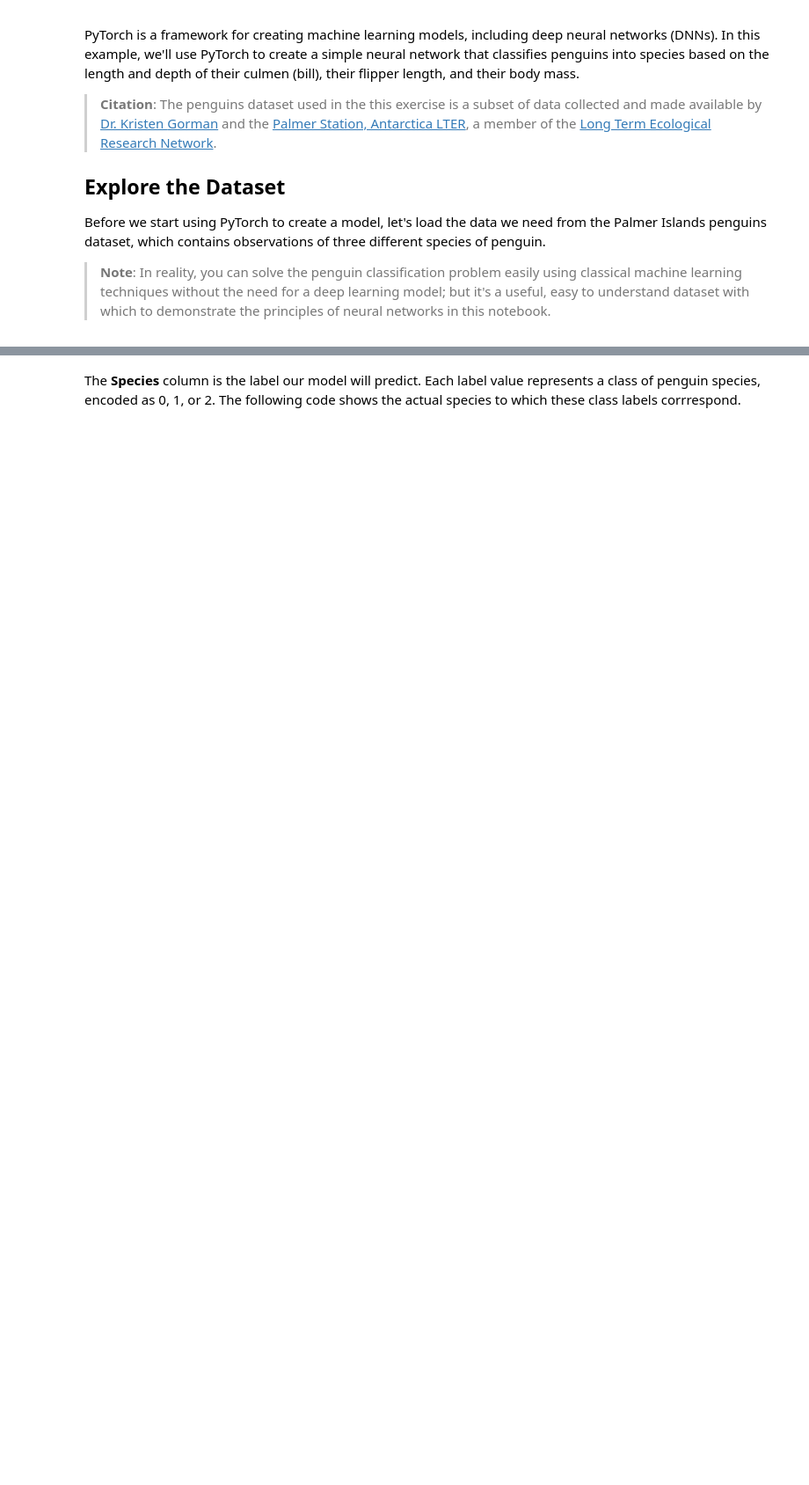
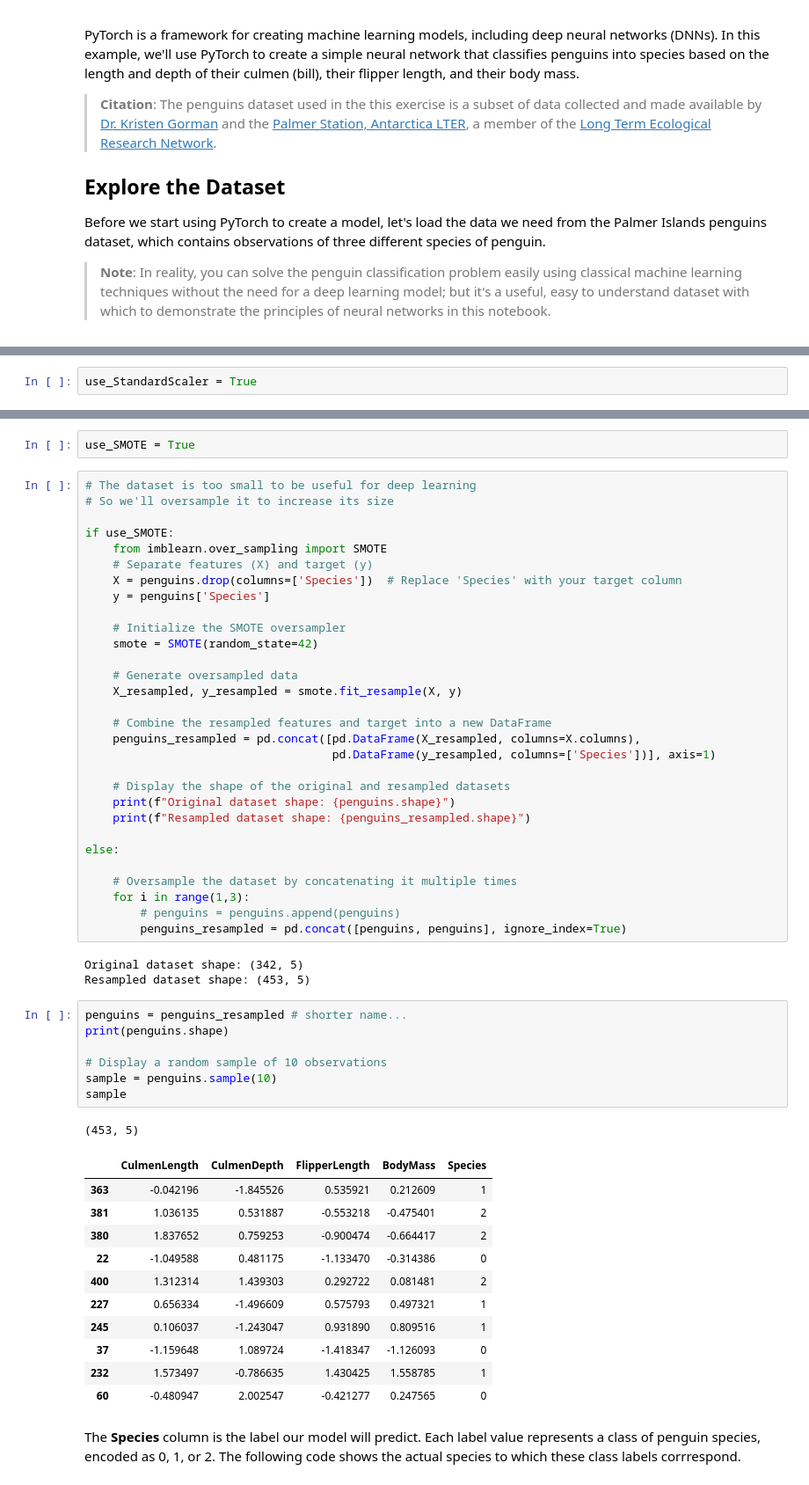
Before and after one commit to furuuwu/vault, a Jupyter notebook: academy/Microsoft_Create machine learning models/5_1-DL-pytorch.ipynb, the cells around one changed output, grey strips where cells are left out. Shown at 88% size. Saved outputs shown, nothing was run; the diff lists cells and outputs as text; blank space fills up the shorter version.

```diff
--- a/academy/Microsoft_Create machine learning models/5_1-DL-pytorch.ipynb
+++ b/academy/Microsoft_Create machine learning models/5_1-DL-pytorch.ipynb
@@ -19 +49,3 @@ Before we start using PyTorch to create a model, let's load the data we need fro
+# %%
+use_StandardScaler = True
 # %%
@@ -39,3 +78,58 @@ sample
+# %%
+use_SMOTE = True
+# %%
+# The dataset is too small to be useful for deep learning
+# So we'll oversample it to increase its size
+
+if use_SMOTE:
+    from imblearn.over_sampling import SMOTE
+    # Separate features (X) and target (y)
+    X = penguins.drop(columns=['Species'])  # Replace 'Species' with your target column
+    y = penguins['Species']
+
+    # Initialize the SMOTE oversampler
+    smote = SMOTE(random_state=42)
+
+    # Generate oversampled data
+    X_resampled, y_resampled = smote.fit_resample(X, y)
+
+    # Combine the resampled features and target into a new DataFrame
+    penguins_resampled = pd.concat([pd.DataFrame(X_resampled, columns=X.columns),
+                                    pd.DataFrame(y_resampled, columns=['Species'])], axis=1)
+
+    # Display the shape of the original and resampled datasets
+    print(f"Original dataset shape: {penguins.shape}")
+    print(f"Resampled dataset shape: {penguins_resampled.shape}")
+
+else:
+
+    # Oversample the dataset by concatenating it multiple times
+    for i in range(1,3):
+        # penguins = penguins.append(penguins)
+        penguins_resampled = pd.concat([penguins, penguins], ignore_index=True)
+# %% [output]
+Original dataset shape: (342, 5)
+Resampled dataset shape: (453, 5)
+# %%
+penguins = penguins_resampled # shorter name...
+print(penguins.shape)
+
+# Display a random sample of 10 observations
+sample = penguins.sample(10)
+sample
+# %% [output]
+(453, 5)
+|  | CulmenLength | CulmenDepth | FlipperLength | BodyMass | Species |
+| 363 | -0.042196 | -1.845526 | 0.535921 | 0.212609 | 1 |
+| 381 | 1.036135 | 0.531887 | -0.553218 | -0.475401 | 2 |
+| 380 | 1.837652 | 0.759253 | -0.900474 | -0.664417 | 2 |
+| 22 | -1.049588 | 0.481175 | -1.133470 | -0.314386 | 0 |
+| 400 | 1.312314 | 1.439303 | 0.292722 | 0.081481 | 2 |
+| 227 | 0.656334 | -1.496609 | 0.575793 | 0.497321 | 1 |
+| 245 | 0.106037 | -1.243047 | 0.931890 | 0.809516 | 1 |
+| 37 | -1.159648 | 1.089724 | -1.418347 | -1.126093 | 0 |
+| 232 | 1.573497 | -0.786635 | 1.430425 | 1.558785 | 1 |
+| 60 | -0.480947 | 2.002547 | -0.421277 | 0.247565 | 0 |
 # %% [markdown]
 The **Species** column is the label our model will predict. Each label value represents a class of penguin species, encoded as 0, 1, or 2. The following code shows the actual species to which these class labels corrrespond.
 # %%
```
Also changed, not shown: parts of 28 cells of this notebook.
